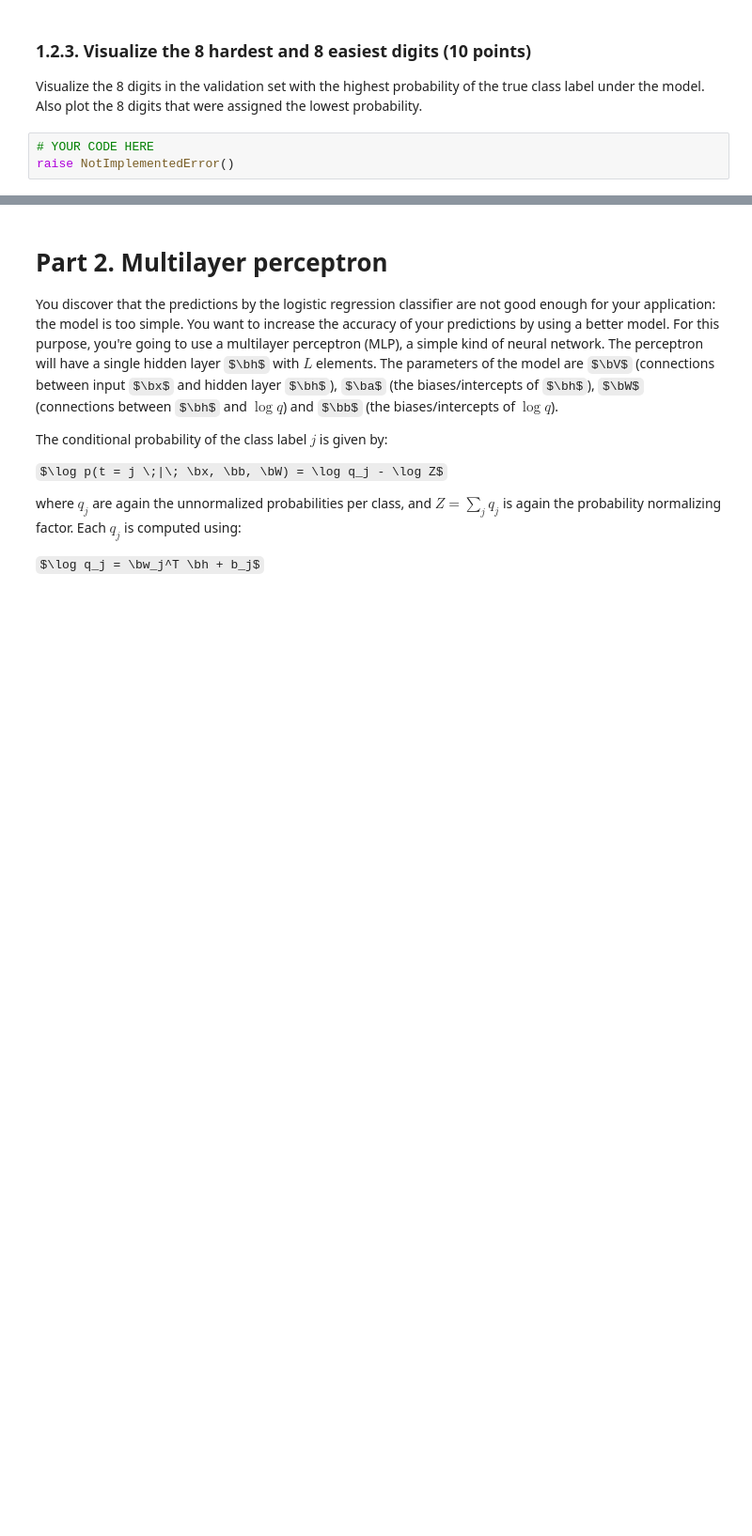
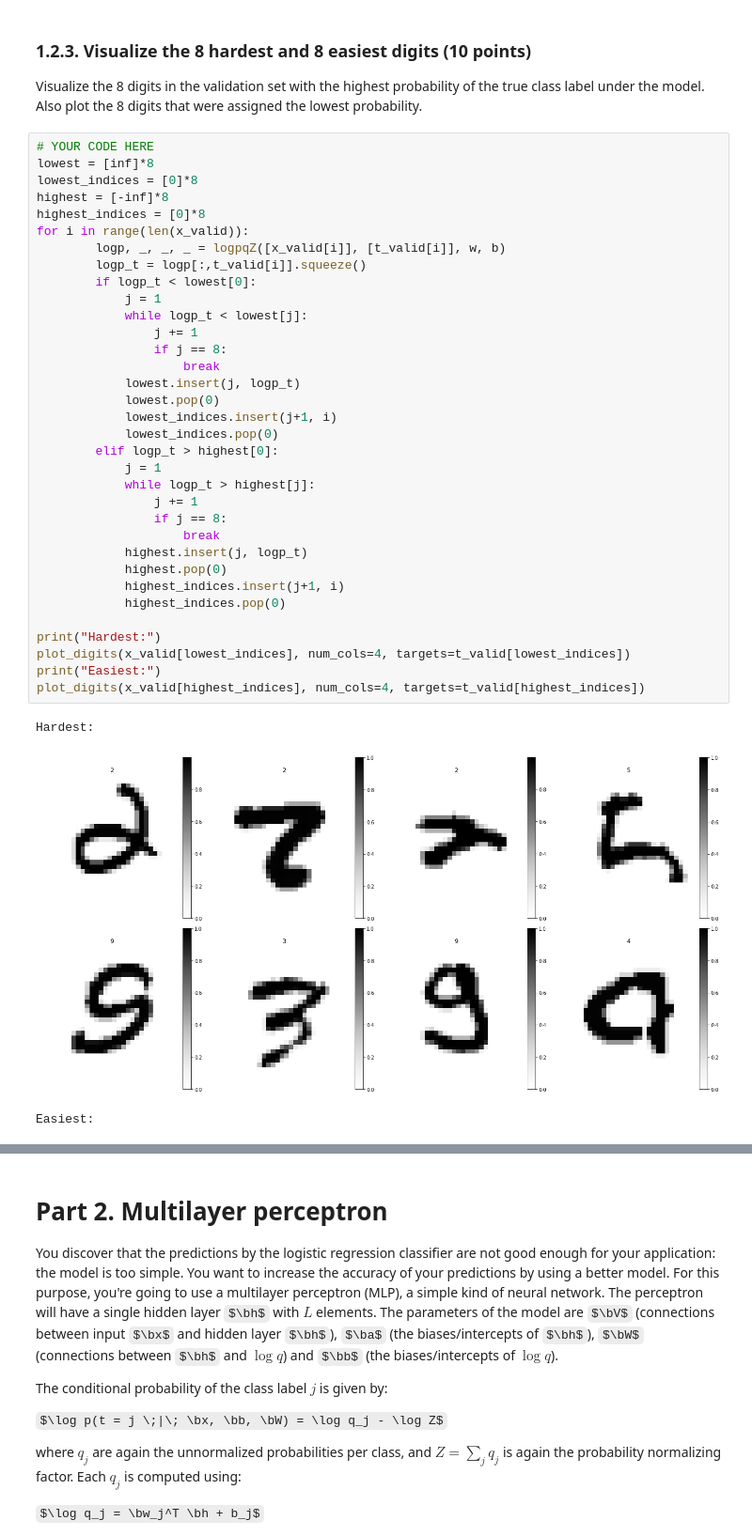
Before and after one commit to Kalsir/ml1_lab2, a Jupyter notebook: 11025352_11924462_lab2.ipynb, the cells around one changed output, grey strips where cells are left out. Shown: that part at 94% size. Cells and saved outputs as stored; diff of their text form; some formulas as TeX source; blank space fills up the shorter version.

```diff
--- a/11025352_11924462_lab2.ipynb
+++ b/11025352_11924462_lab2.ipynb
@@ -411,6 +535,41 @@ YOUR ANSWER HERE
 ### 1.2.3. Visualize the 8 hardest and 8 easiest digits (10 points)
 Visualize the 8 digits in the validation set with the highest probability of the true class label under the model.
 Also plot the 8 digits that were assigned the lowest probability.
-# %%
-# YOUR CODE HERE
-raise NotImplementedError()
+# %%
+# YOUR CODE HERE
+lowest = [inf]*8
+lowest_indices = [0]*8
+highest = [-inf]*8
+highest_indices = [0]*8
+for i in range(len(x_valid)):
+        logp, _, _, _ = logpqZ([x_valid[i]], [t_valid[i]], w, b)
+        logp_t = logp[:,t_valid[i]].squeeze()
+        if logp_t < lowest[0]:
+            j = 1
+            while logp_t < lowest[j]:
+                j += 1
+                if j == 8:
+                    break
+            lowest.insert(j, logp_t)
+            lowest.pop(0)
+            lowest_indices.insert(j+1, i)
+            lowest_indices.pop(0)
+        elif logp_t > highest[0]:
+            j = 1
+            while logp_t > highest[j]:
+                j += 1
+                if j == 8:
+                    break
+            highest.insert(j, logp_t)
+            highest.pop(0)
+            highest_indices.insert(j+1, i)
+            highest_indices.pop(0)
+
+print("Hardest:")
+plot_digits(x_valid[lowest_indices], num_cols=4, targets=t_valid[lowest_indices])
+print("Easiest:")
+plot_digits(x_valid[highest_indices], num_cols=4, targets=t_valid[highest_indices])
+# %% [output]
+Hardest:
+[figure, added]
+Easiest:
```
Also changed, not shown: parts of 19 cells of this notebook.
